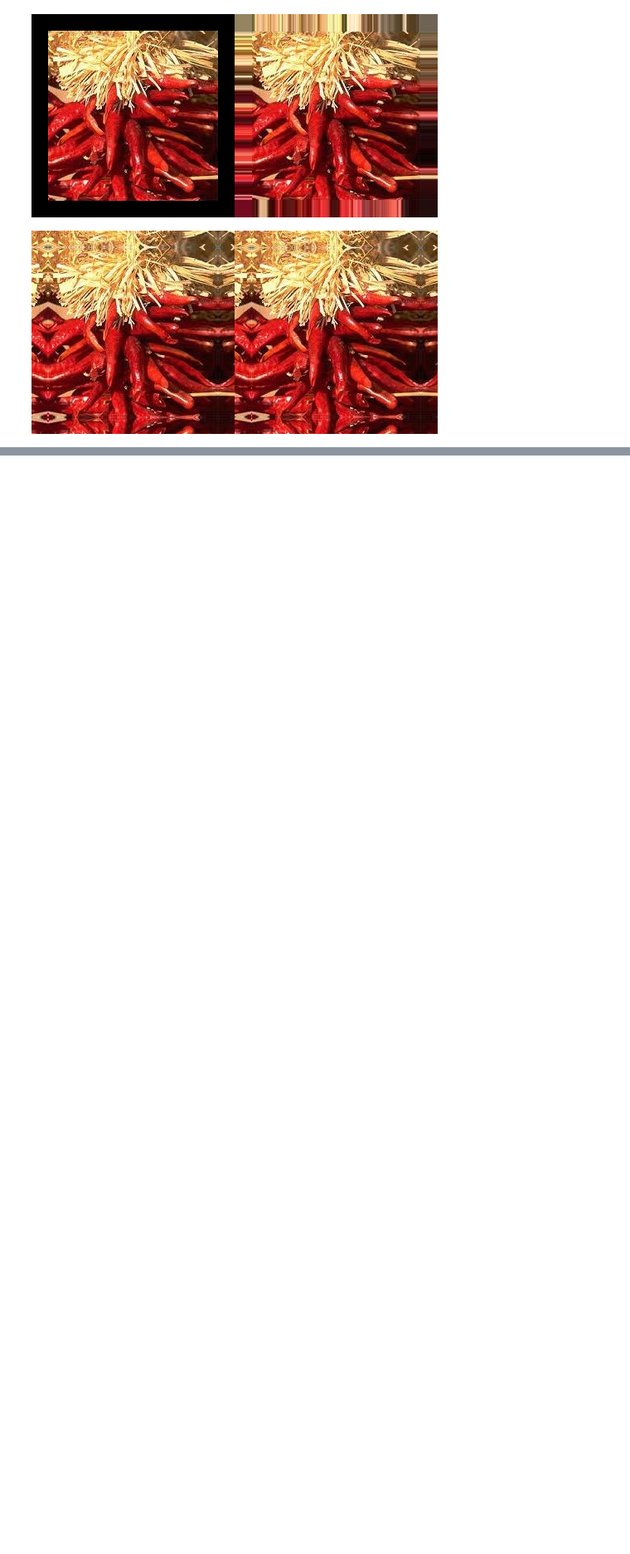
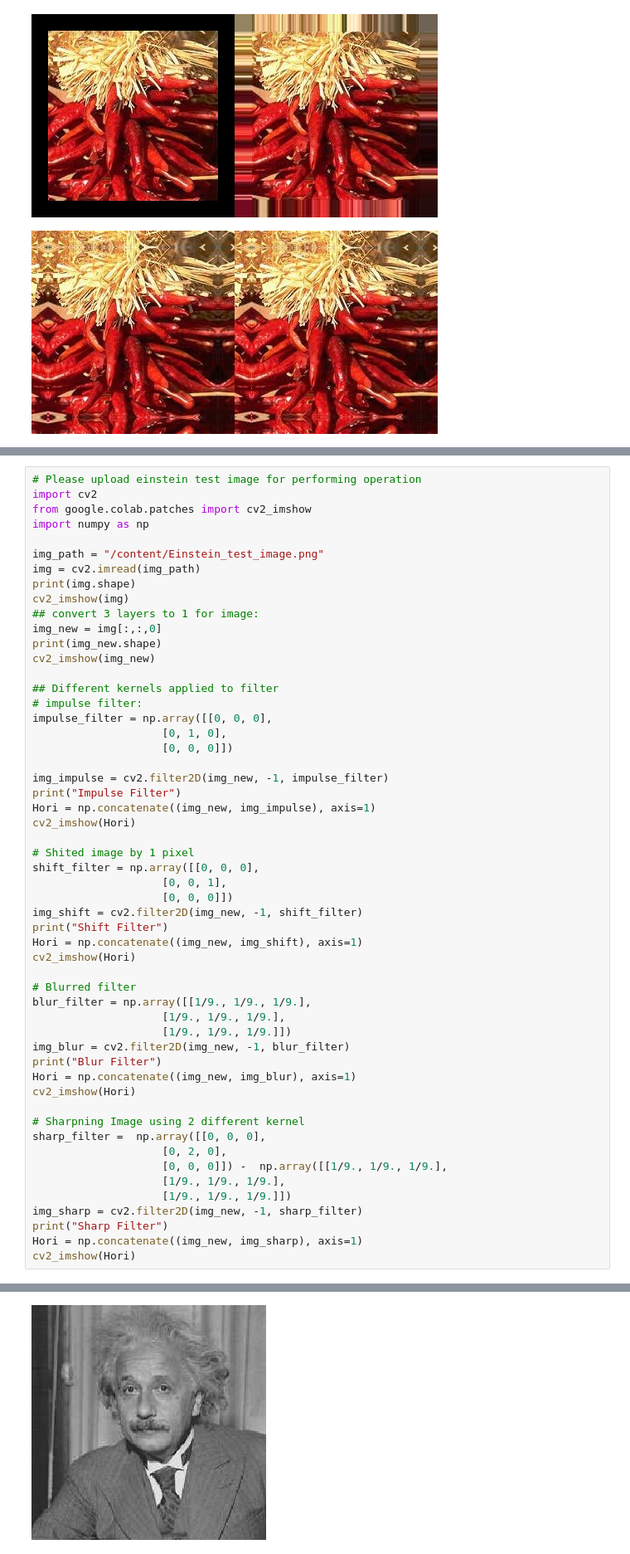
Before and after one commit to sagarjain2030/Udacity_CV_Course, a Jupyter notebook: 2AL3_Linearity_and_convolution/2AL3_Linearity_and_Convolution.ipynb, the cells around one changed output, grey strips where cells are left out. Shown at 83% size. Saved outputs shown, nothing was run; the diff lists cells and outputs as text; blank space fills up the shorter version.

```diff
--- a/2AL3_Linearity_and_convolution/2AL3_Linearity_and_Convolution.ipynb
+++ b/2AL3_Linearity_and_convolution/2AL3_Linearity_and_Convolution.ipynb
@@ -61,0 +47,55 @@ cv2_imshow(img)
+# %%
+# Please upload einstein test image for performing operation
+import cv2
+from google.colab.patches import cv2_imshow
+import numpy as np
+
+img_path = "/content/Einstein_test_image.png"
+img = cv2.imread(img_path)
+print(img.shape)
+cv2_imshow(img)
+## convert 3 layers to 1 for image:
+img_new = img[:,:,0]
+print(img_new.shape)
+cv2_imshow(img_new)
+
+## Different kernels applied to filter
+# impulse filter:
+impulse_filter = np.array([[0, 0, 0],
+                    [0, 1, 0],
+                    [0, 0, 0]])
+
+img_impulse = cv2.filter2D(img_new, -1, impulse_filter)
+print("Impulse Filter")
+Hori = np.concatenate((img_new, img_impulse), axis=1)
+cv2_imshow(Hori)
+
+# Shited image by 1 pixel
+shift_filter = np.array([[0, 0, 0],
+                    [0, 0, 1],
+                    [0, 0, 0]])
+img_shift = cv2.filter2D(img_new, -1, shift_filter)
+print("Shift Filter")
+Hori = np.concatenate((img_new, img_shift), axis=1)
+cv2_imshow(Hori)
+
+# Blurred filter
+blur_filter = np.array([[1/9., 1/9., 1/9.],
+                    [1/9., 1/9., 1/9.],
+                    [1/9., 1/9., 1/9.]])
+img_blur = cv2.filter2D(img_new, -1, blur_filter)
+print("Blur Filter")
+Hori = np.concatenate((img_new, img_blur), axis=1)
+cv2_imshow(Hori)
+
+# Sharpning Image using 2 different kernel
+sharp_filter =  np.array([[0, 0, 0],
+                    [0, 2, 0],
+                    [0, 0, 0]]) -  np.array([[1/9., 1/9., 1/9.],
+                    [1/9., 1/9., 1/9.],
+                    [1/9., 1/9., 1/9.]])
+img_sharp = cv2.filter2D(img_new, -1, sharp_filter)
+print("Sharp Filter")
+Hori = np.concatenate((img_new, img_sharp), axis=1)
+cv2_imshow(Hori)
+# %% [output]
@@ -61,0 +103 @@ cv2_imshow(img)
+[figure, added]
```
Also changed, not shown: parts of 3 cells of this notebook, 3 other files.
